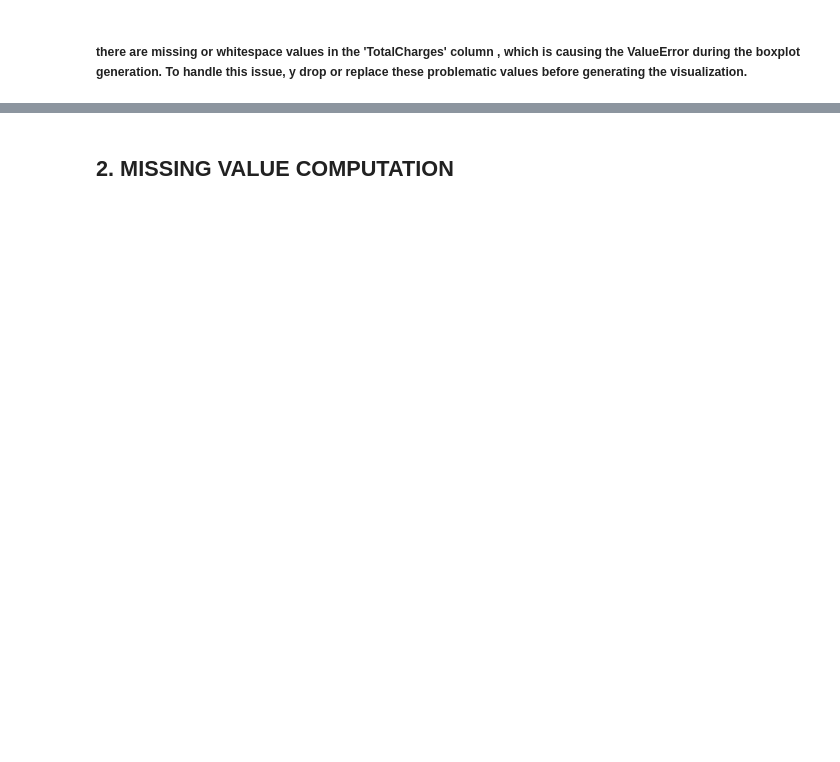
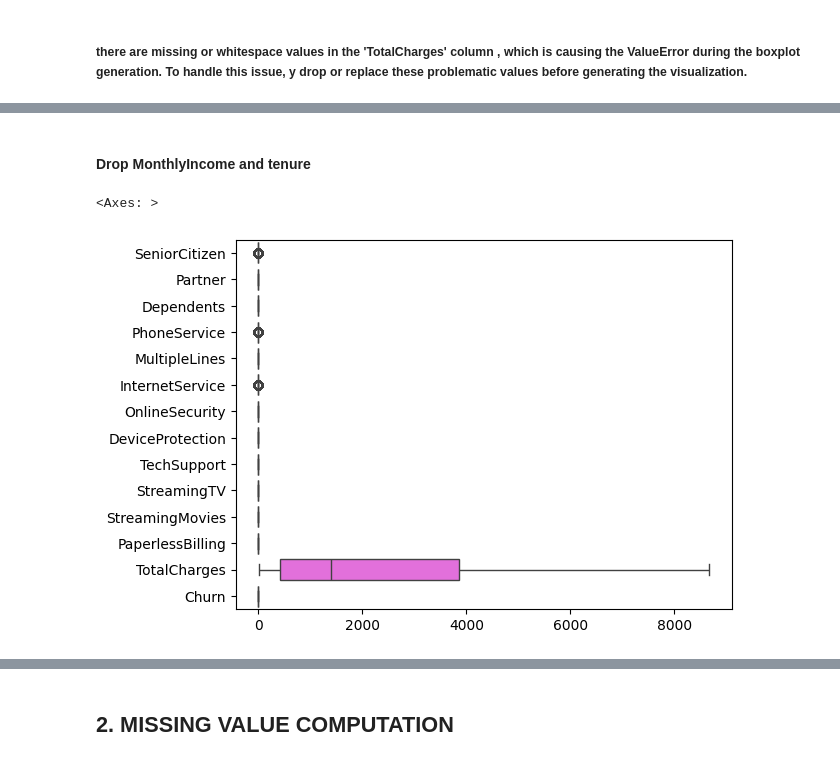
Before and after one commit to OngomaElias/Customer_Churn-Prediction, a Jupyter notebook: Notebooks/Churn.ipynb, the cells around one changed output, grey strips where cells are left out. Cells and saved outputs as stored; diff of their text form; code cells hidden in the pictures; blank space fills up the shorter version.

```diff
--- a/Notebooks/Churn.ipynb
+++ b/Notebooks/Churn.ipynb
@@ -371,0 +640,7 @@ sns.boxplot(full_data, orient = 'h')
+# %% [markdown]
+#### Drop MonthlyIncome and tenure
+# %%
+sns.boxplot(full_data.drop(['MonthlyCharges', 'tenure'],axis = 1), orient = 'h')
+# %% [output]
+<Axes: >
+[figure, added]
```
Also changed, not shown: parts of 28 cells of this notebook.
